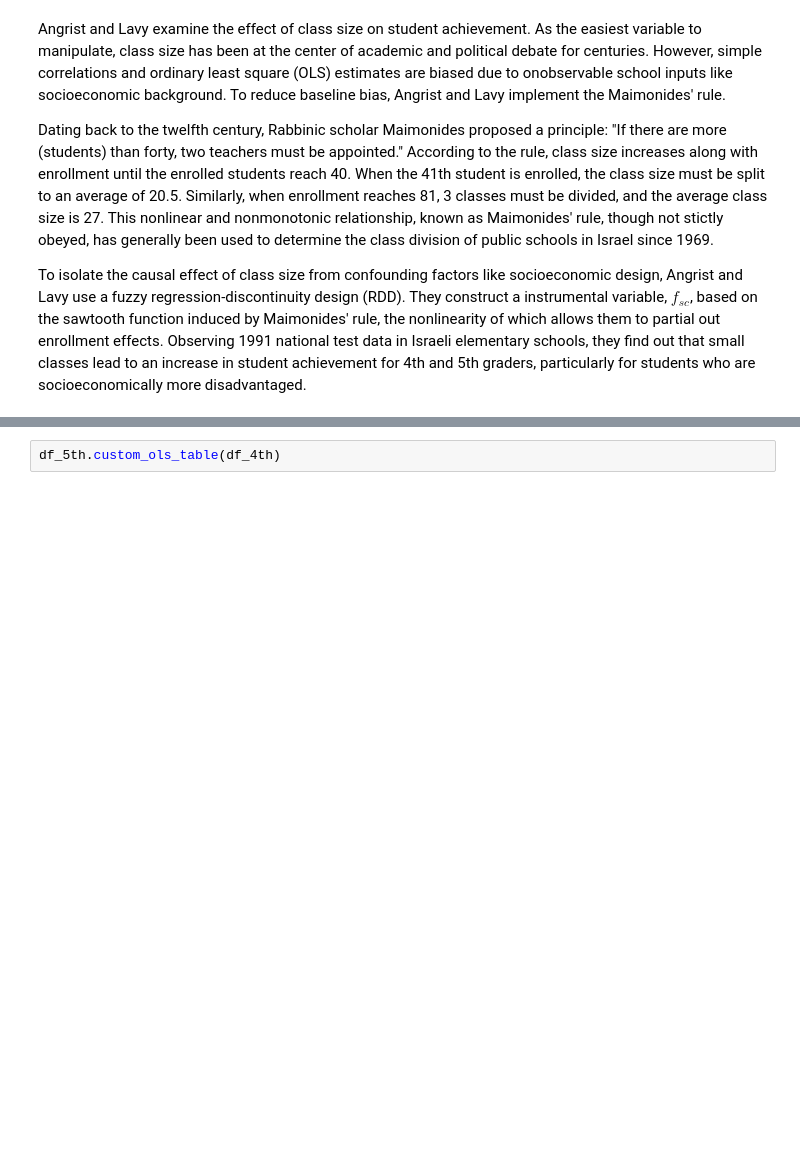
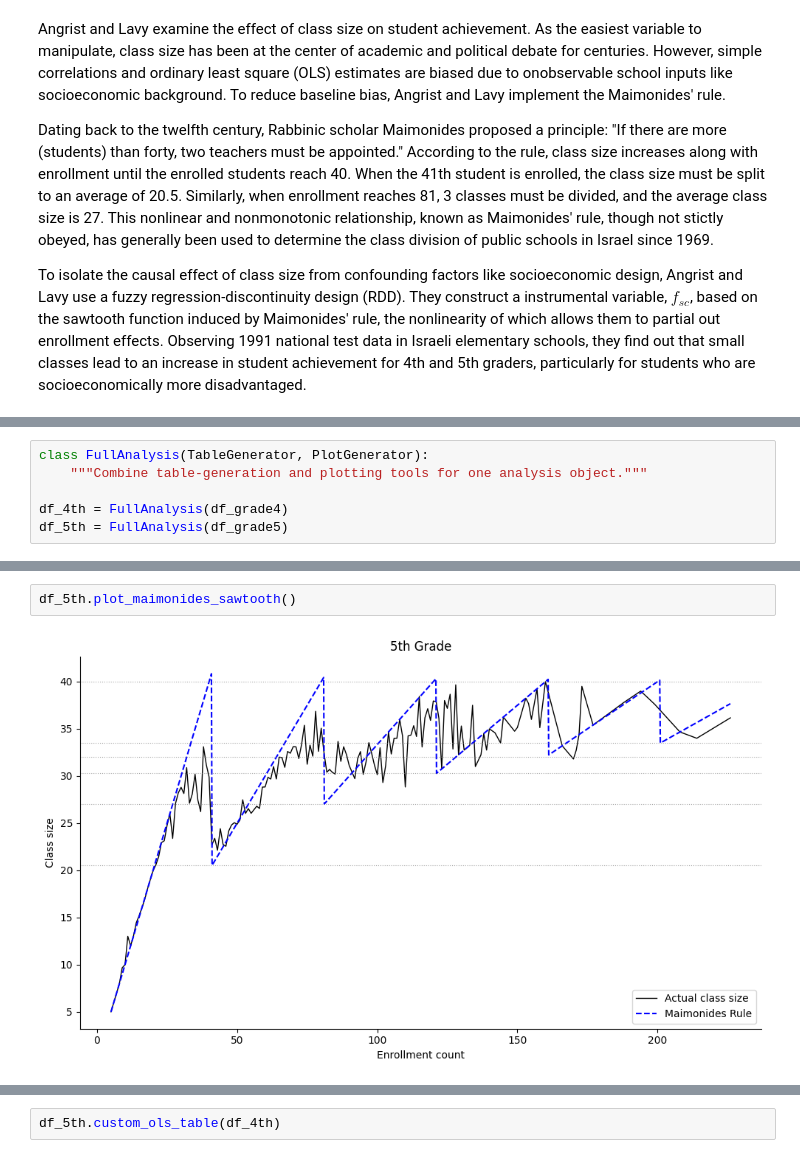
Before and after one commit to eisenhauerIO/project-business-decisions-didida2007, a Jupyter notebook: my-project.ipynb, the cells around one changed output, grey strips where cells are left out. Cells and saved outputs as stored; diff of their text form; blank space fills up the shorter version.

```diff
--- a/my-project.ipynb
+++ b/my-project.ipynb
@@ -25,0 +38,6 @@ To isolate the causal effect of class size from confounding factors like socioec
+# %%
+class FullAnalysis(TableGenerator, PlotGenerator):
+    """Combine table-generation and plotting tools for one analysis object."""
+
+df_4th = FullAnalysis(df_grade4)
+df_5th = FullAnalysis(df_grade5)
@@ -25,0 +92,4 @@ To isolate the causal effect of class size from confounding factors like socioec
+# %%
+df_5th.plot_maimonides_sawtooth()
+# %% [output]
+[figure, added]
```
Also changed, not shown: parts of 36 cells of this notebook, 6 other files.
